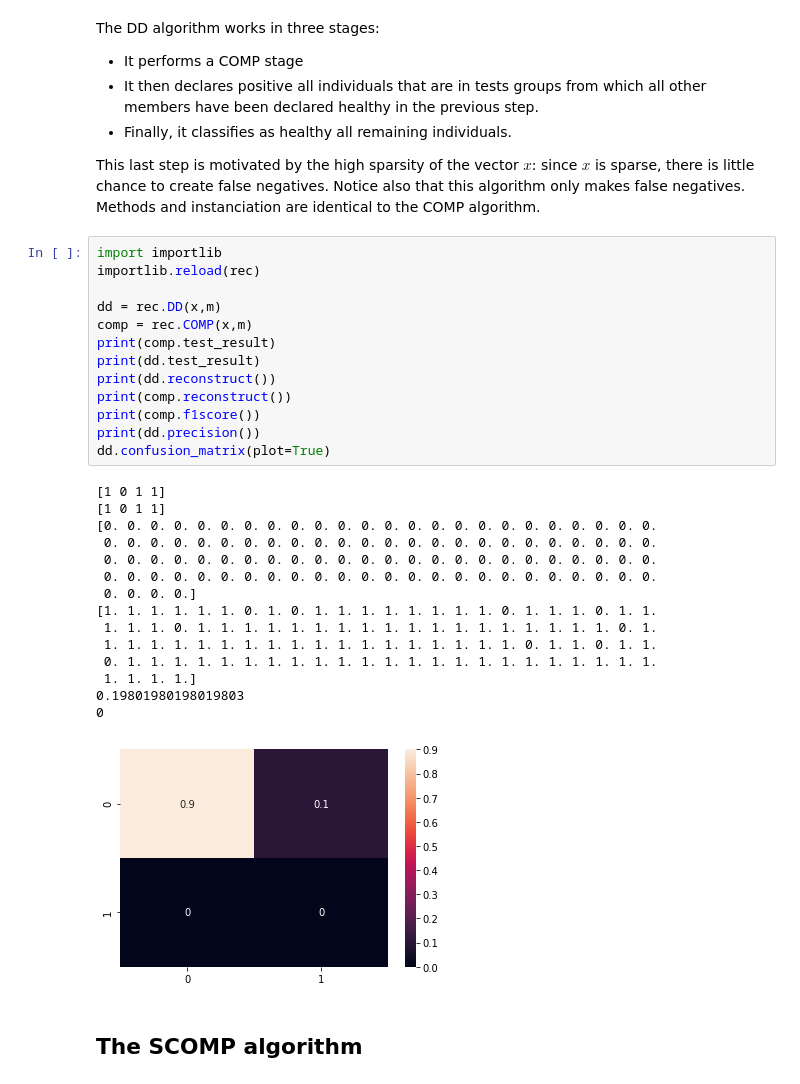
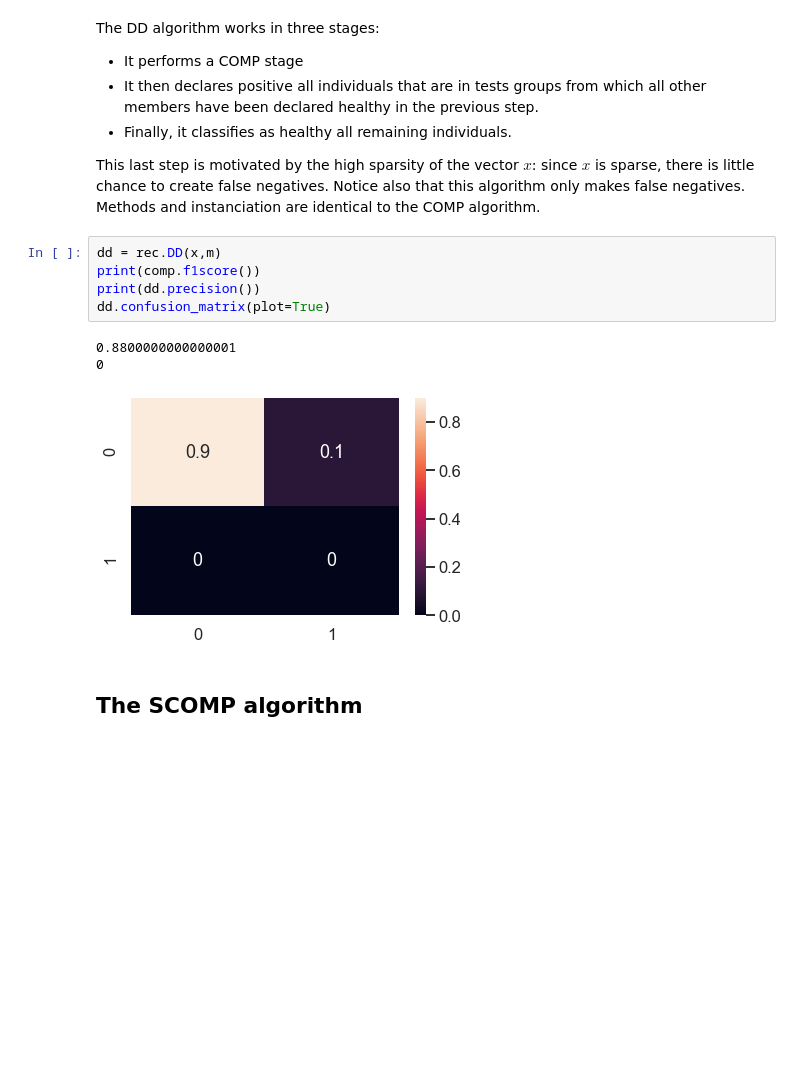
Before and after one commit to LinusBleistein/Group-testing-with-knowledge, a Jupyter notebook: Tests.ipynb, the cells around one changed output. Drawn from its saved outputs; the diff is of its cells as text; blank space fills up the shorter version.

```diff
--- a/Tests.ipynb
+++ b/Tests.ipynb
@@ -99,34 +99,14 @@ The DD algorithm works in three stages:
 This last step is motivated by the high sparsity of the vector $x$: since $x$ is sparse, there is little chance to create false negatives. Notice also that this algorithm only makes false negatives.
 Methods and instanciation are identical to the COMP algorithm.
 # %%
-import importlib
-importlib.reload(rec)
-
 dd = rec.DD(x,m)
-comp = rec.COMP(x,m)
-print(comp.test_result)
-print(dd.test_result)
-print(dd.reconstruct())
-print(comp.reconstruct())
 print(comp.f1score())
 print(dd.precision())
 dd.confusion_matrix(plot=True)
 # %% [output]
-[1 0 1 1]
-[1 0 1 1]
-[0. 0. 0. 0. 0. 0. 0. 0. 0. 0. 0. 0. 0. 0. 0. 0. 0. 0. 0. 0. 0. 0. 0. 0.
- 0. 0. 0. 0. 0. 0. 0. 0. 0. 0. 0. 0. 0. 0. 0. 0. 0. 0. 0. 0. 0. 0. 0. 0.
- 0. 0. 0. 0. 0. 0. 0. 0. 0. 0. 0. 0. 0. 0. 0. 0. 0. 0. 0. 0. 0. 0. 0. 0.
- 0. 0. 0. 0. 0. 0. 0. 0. 0. 0. 0. 0. 0. 0. 0. 0. 0. 0. 0. 0. 0. 0. 0. 0.
- 0. 0. 0. 0.]
-[1. 1. 1. 1. 1. 1. 0. 1. 0. 1. 1. 1. 1. 1. 1. 1. 1. 0. 1. 1. 1. 0. 1. 1.
- 1. 1. 1. 0. 1. 1. 1. 1. 1. 1. 1. 1. 1. 1. 1. 1. 1. 1. 1. 1. 1. 1. 0. 1.
- 1. 1. 1. 1. 1. 1. 1. 1. 1. 1. 1. 1. 1. 1. 1. 1. 1. 1. 0. 1. 1. 0. 1. 1.
- 0. 1. 1. 1. 1. 1. 1. 1. 1. 1. 1. 1. 1. 1. 1. 1. 1. 1. 1. 1. 1. 1. 1. 1.
- 1. 1. 1. 1.]
-0.19801980198019803
+0.8800000000000001
 0
-[figure, old version]
+[figure, new version]
 # %% [markdown]
 ## The SCOMP algorithm
 # %% [markdown]
```
